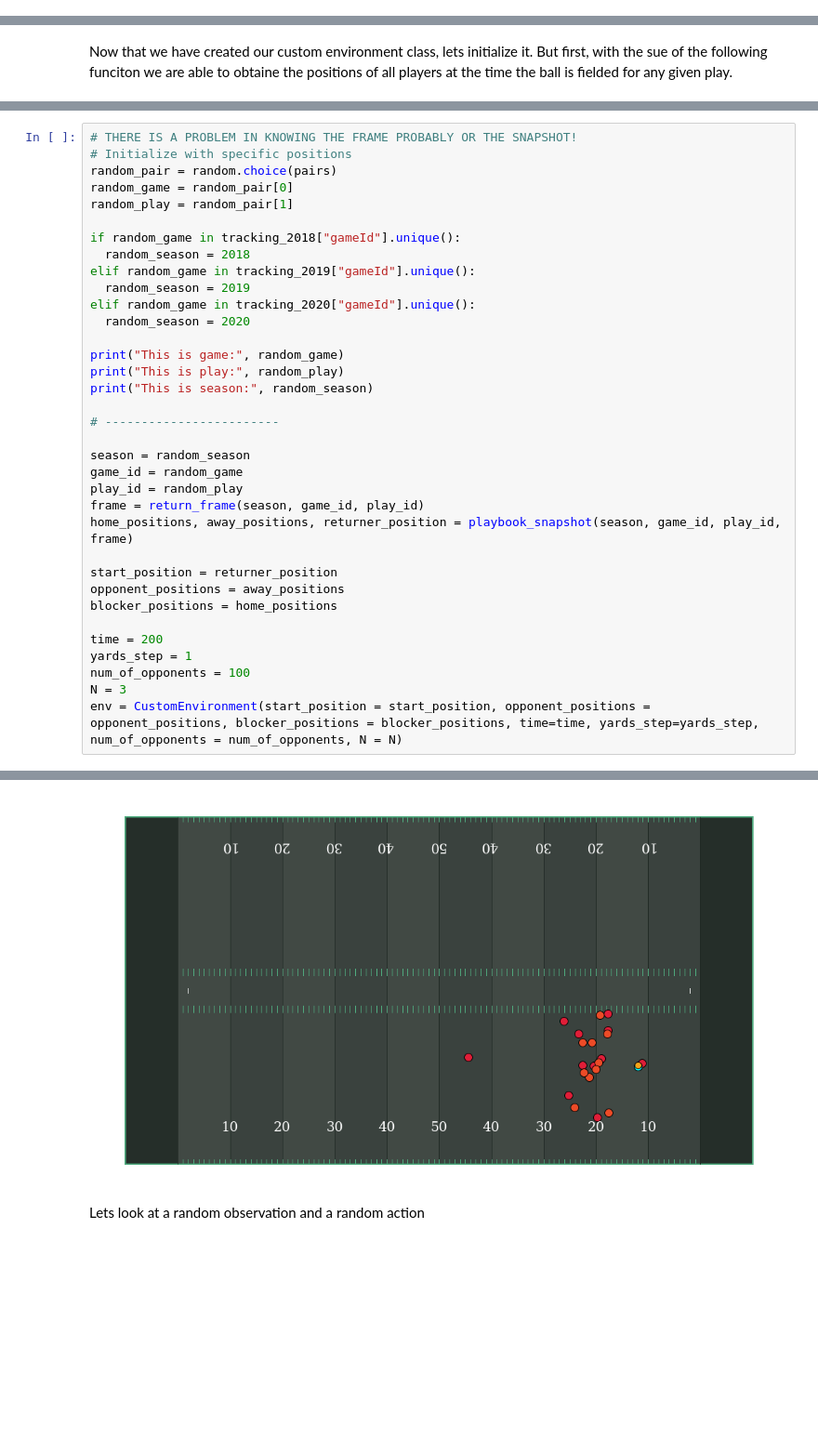
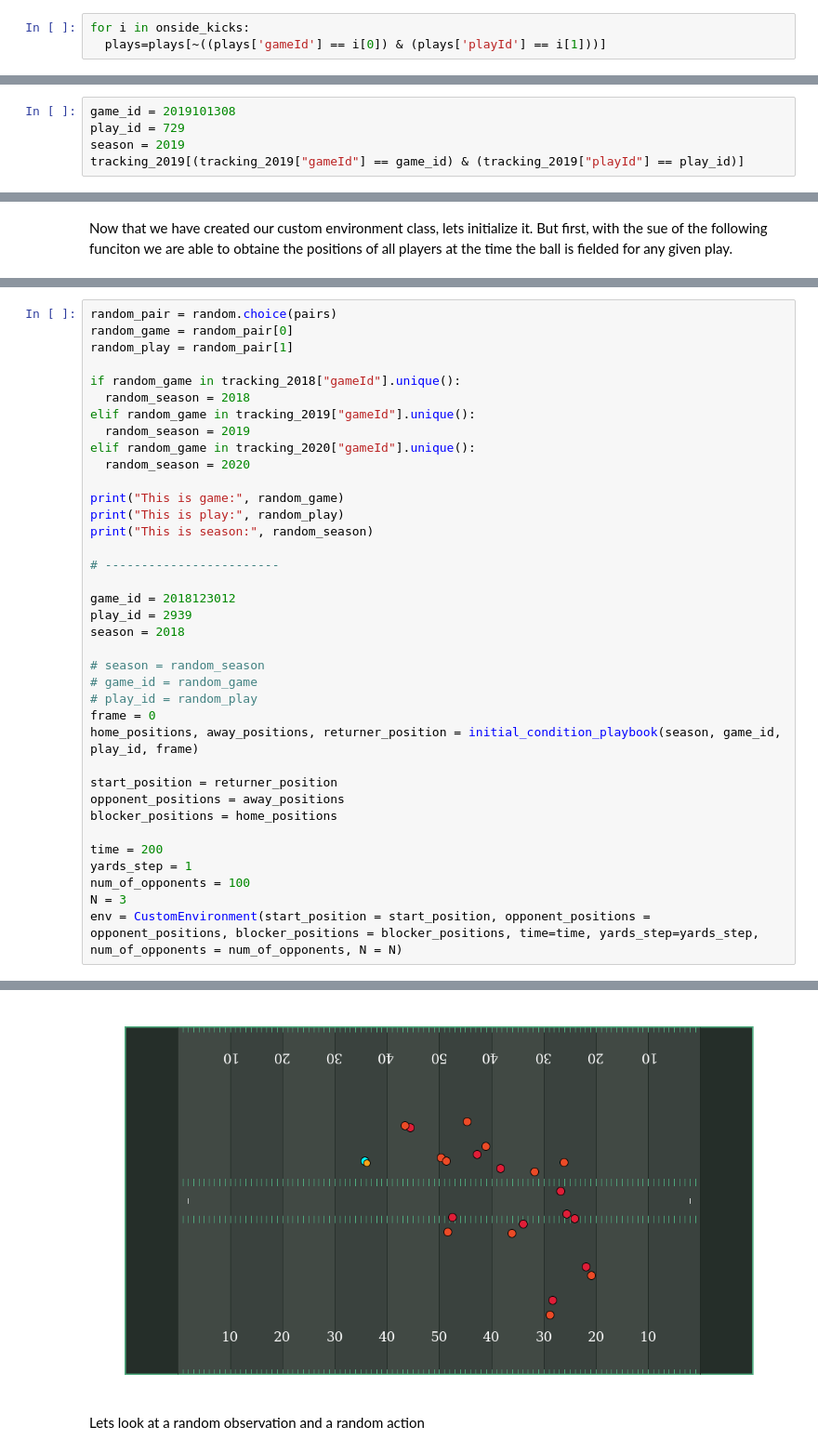
Before and after one commit to SantiagoAlvarezb/Enhancing-Performance-in-Special-Teams-within-the-NFL-through-Reinforcement-Learning-A-Data-Driven-, a Jupyter notebook: Special_Teams_Evaluation_NN.ipynb, the cells around one changed output, grey strips where cells are left out. Shown at 93% size. Cells and saved outputs as stored; diff of their text form; blank space fills up the shorter version.

```diff
--- a/Special_Teams_Evaluation_NN.ipynb
+++ b/Special_Teams_Evaluation_NN.ipynb
@@ -372,3 +378,6 @@ plays.head()
+# %%
+for i in onside_kicks:
+  plays=plays[~((plays['gameId'] == i[0]) & (plays['playId'] == i[1]))]
 # %% [markdown]
 Therefore, for play data we have managed to do the following:
 - Filter out extra points and field goals
@@ -826,0 +854,5 @@ By default, we have the following values for certain variables. Unless the envir
+# %%
+game_id = 2019101308
+play_id = 729
+season = 2019
+tracking_2019[(tracking_2019["gameId"] == game_id) & (tracking_2019["playId"] == play_id)]
@@ -1283,6 +1419,4 @@ def playbook_snapshot(season, game_id, play_id, frame):
 # %%
-# THERE IS A PROBLEM IN KNOWING THE FRAME PROBABLY OR THE SNAPSHOT!
-# Initialize with specific positions
 random_pair = random.choice(pairs)
 random_game = random_pair[0]
 random_play = random_pair[1]
@@ -1300,11 +1434,15 @@ print("This is season:", random_season)
 
 # ------------------------
 
-season = random_season
-game_id = random_game
-play_id = random_play
-frame = return_frame(season, game_id, play_id)
-home_positions, away_positions, returner_position = playbook_snapshot(season, game_id, play_id, frame)
+game_id = 2018123012
+play_id = 2939
+season = 2018
+
+# season = random_season
+# game_id = random_game
+# play_id = random_play
+frame = 0
+home_positions, away_positions, returner_position = initial_condition_playbook(season, game_id, play_id, frame)
 
 start_position = returner_position
 opponent_positions = away_positions
@@ -1321,5 +1459,5 @@ This is play: 299
 This is season: 2020
-[figure, old version]
+[figure, new version]
 # %% [markdown]
 Lets look at a random observation and a random action
 # %%
```
Also changed, not shown: parts of 20 cells of this notebook.
